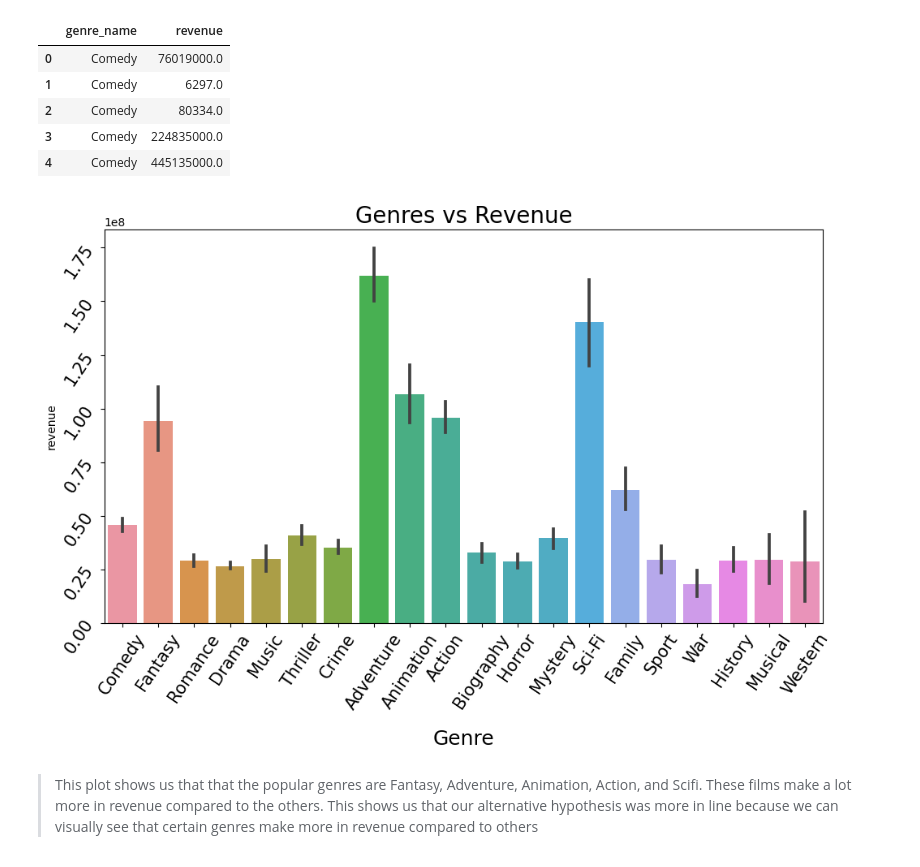
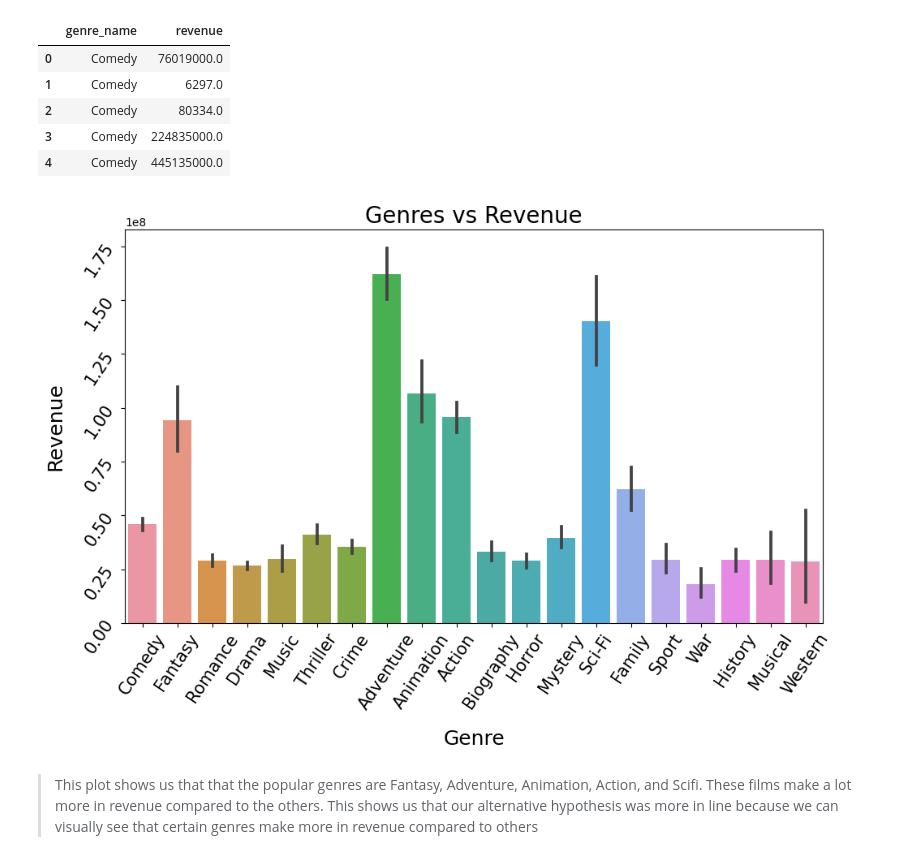
Before and after one commit to rvtovar/movie_analysis, a Jupyter notebook: Hypothesis Testing.ipynb, the cells around one changed output. Drawn from its saved outputs; the diff is of its cells as text; code cells hidden in the pictures.

```diff
--- a/Hypothesis Testing.ipynb
+++ b/Hypothesis Testing.ipynb
@@ -685,11 +687,12 @@ df.head()
 # %%
 fig, ax = plt.subplots(figsize=(10,7))
 sns.barplot(data=df, x='genre_name', y='revenue',ax=ax)
 ax.set_xlabel("Genre", fontsize=18,labelpad=15)
+ax.set_ylabel("Revenue", fontsize=18,labelpad=15)
 ax.set_title('Genres vs Revenue', fontsize=20)
 ax.tick_params(axis = 'both', which = 'major', labelsize = 15, rotation=56)
 plt.tight_layout()
 # %% [output]
-[figure, old version]
+[figure, new version]
 # %% [markdown]
 > This plot shows us that that the popular genres are Fantasy, Adventure, Animation, Action, and Scifi. These films make a lot more in revenue compared to the others. This shows us that our alternative hypothesis was more in line because we can visually see that certain genres make more in revenue compared to others
```
Also changed, not shown: parts of 2 cells of this notebook, 9 other files.
